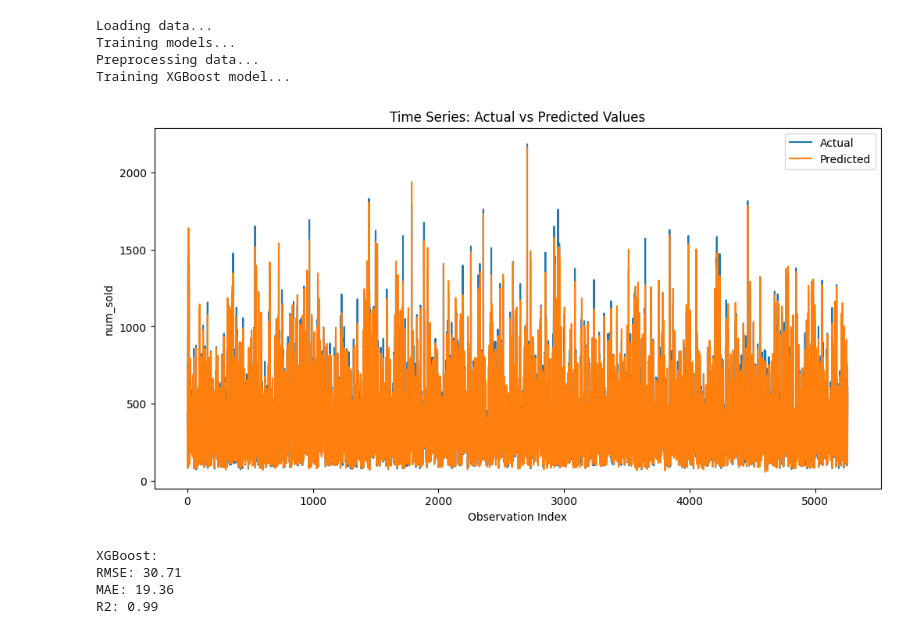
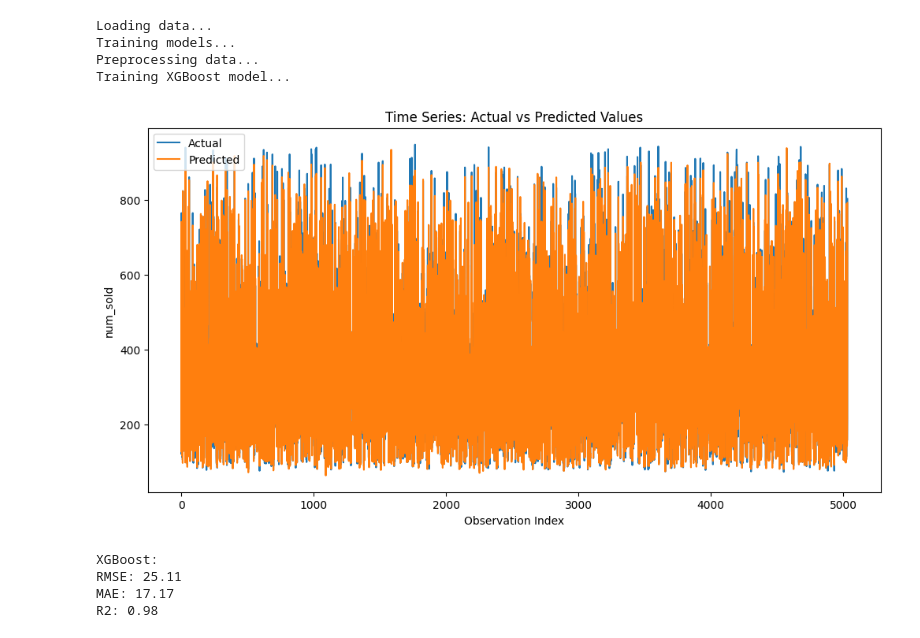
Before and after one commit to OMAR-SHOHIEB/Sales-Forecasting-and-Optimization, a Jupyter notebook: Source_Code/Model_Train.ipynb, the cells around one changed output. Drawn from its saved outputs; the diff is of its cells as text; code cells hidden in the pictures.

```diff
--- a/Source_Code/Model_Train.ipynb
+++ b/Source_Code/Model_Train.ipynb
@@ -82,17 +82,17 @@ def train_model(df):
 # %%
 if __name__ == '__main__':
     print("Loading data...")
-    df = pd.read_csv('../Dataset/train.csv')
+    df = pd.read_csv('../Dataset/data_after_EDA.csv')
 
     print("Training models...")
     train_model(df)
 # %% [output]
 Loading data...
 Training models...
 Preprocessing data...
 Training XGBoost model...
-[figure, old version]
+[figure, new version]
 XGBoost:
-RMSE: 30.71
-MAE: 19.36
-R2: 0.99
+RMSE: 25.11
+MAE: 17.17
+R2: 0.98
```
Also changed, not shown: 1 other file.
